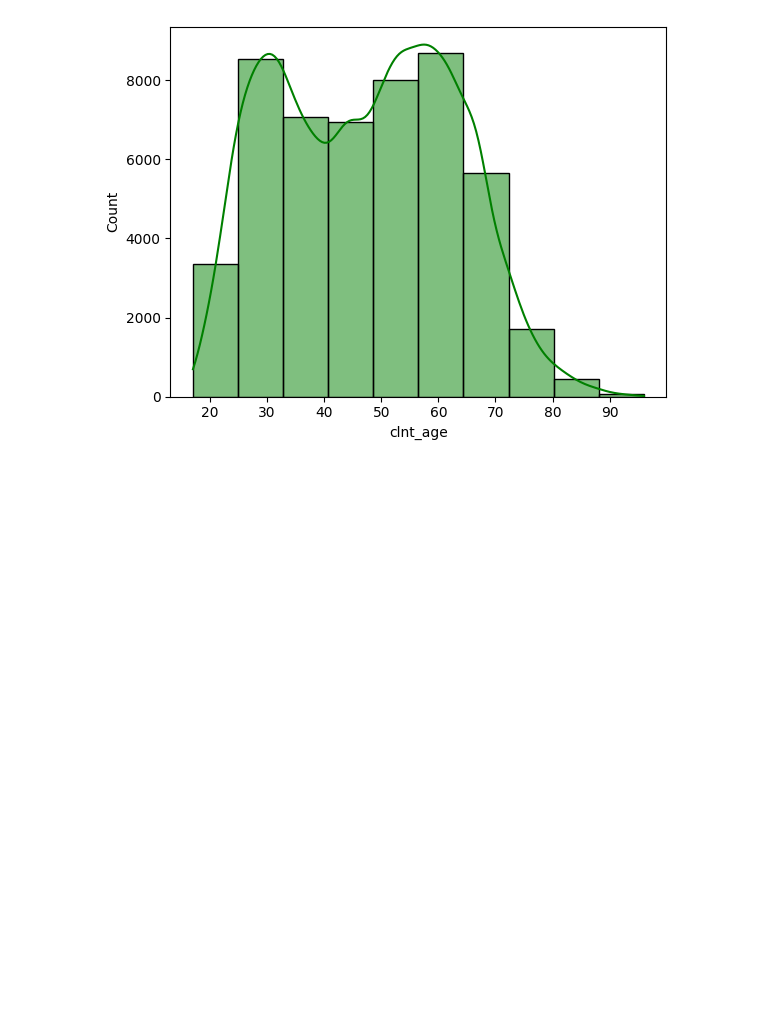
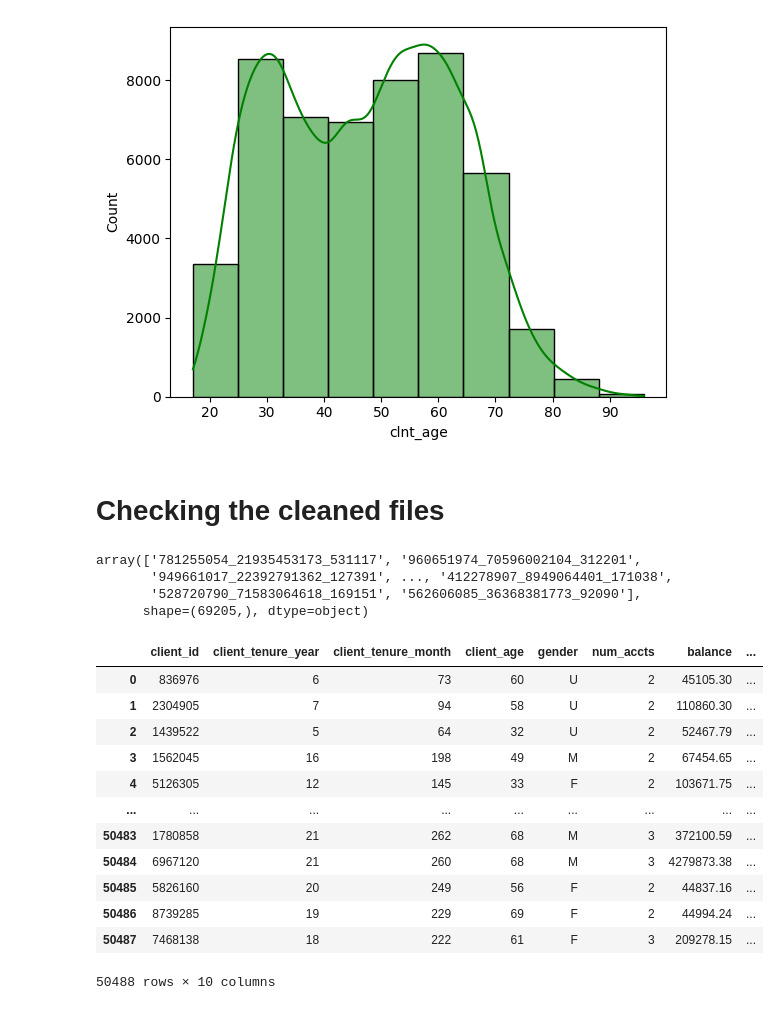
Before and after one commit to Ironhack-DA-Course/proj-vanguard-abtest, a Jupyter notebook: notebooks/Jesus_Notebook.ipynb, the cells around one changed output. Drawn from its saved outputs; the diff is of its cells as text; code cells hidden in the pictures; blank space fills up the shorter version.

```diff
--- a/notebooks/Jesus_Notebook.ipynb
+++ b/notebooks/Jesus_Notebook.ipynb
@@ -196,5 +196,31 @@ sns.histplot(data=test['clnt_age'], kde= True,legend=False, bins=10, color='Gree
 # %% [output]
 <Axes: xlabel='clnt_age', ylabel='Count'>
 [figure]
+# %% [markdown]
+# Checking the cleaned files
 # %%
-footprint=pd.read_csv('/')
+file1=pd.read_csv('../Data/clean/final_client_experiment_Cleaned.csv')
+all_visit_id=file1['visit_id'].unique()
+all_visit_id
+# %% [output]
+array(['781255054_21935453173_531117', '960651974_70596002104_312201',
+       '949661017_22392791362_127391', ..., '412278907_8949064401_171038',
+       '528720790_71583064618_169151', '562606085_36368381773_92090'],
+      shape=(69205,), dtype=object)
+# %%
+file2=pd.read_csv('../Data/clean/df_final_demo_concat_cleaned.csv')
+file2
+# %% [output]
+|  | client_id | client_tenure_year | client_tenure_month | client_age | gender | num_accts | balance | ... |
+| 0 | 836976 | 6 | 73 | 60 | U | 2 | 45105.30 | ... |
+| 1 | 2304905 | 7 | 94 | 58 | U | 2 | 110860.30 | ... |
+| 2 | 1439522 | 5 | 64 | 32 | U | 2 | 52467.79 | ... |
+| 3 | 1562045 | 16 | 198 | 49 | M | 2 | 67454.65 | ... |
+| 4 | 5126305 | 12 | 145 | 33 | F | 2 | 103671.75 | ... |
+| ... | ... | ... | ... | ... | ... | ... | ... | ... |
+| 50483 | 1780858 | 21 | 262 | 68 | M | 3 | 372100.59 | ... |
+| 50484 | 6967120 | 21 | 260 | 68 | M | 3 | 4279873.38 | ... |
+| 50485 | 5826160 | 20 | 249 | 56 | F | 2 | 44837.16 | ... |
+| 50486 | 8739285 | 19 | 229 | 69 | F | 2 | 44994.24 | ... |
+| 50487 | 7468138 | 18 | 222 | 61 | F | 3 | 209278.15 | ... |
+50488 rows × 10 columns
```
Also changed, not shown: 2 other files.
